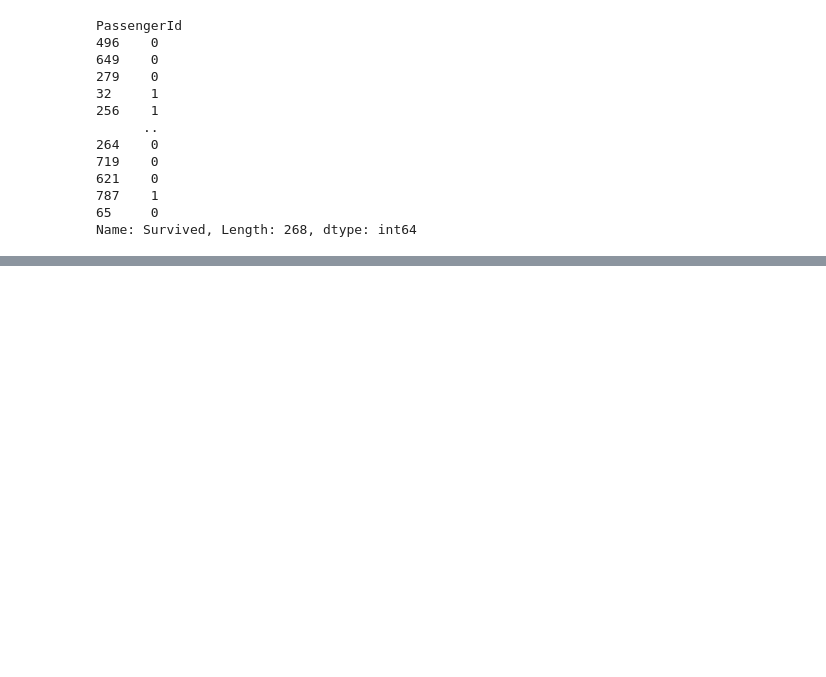
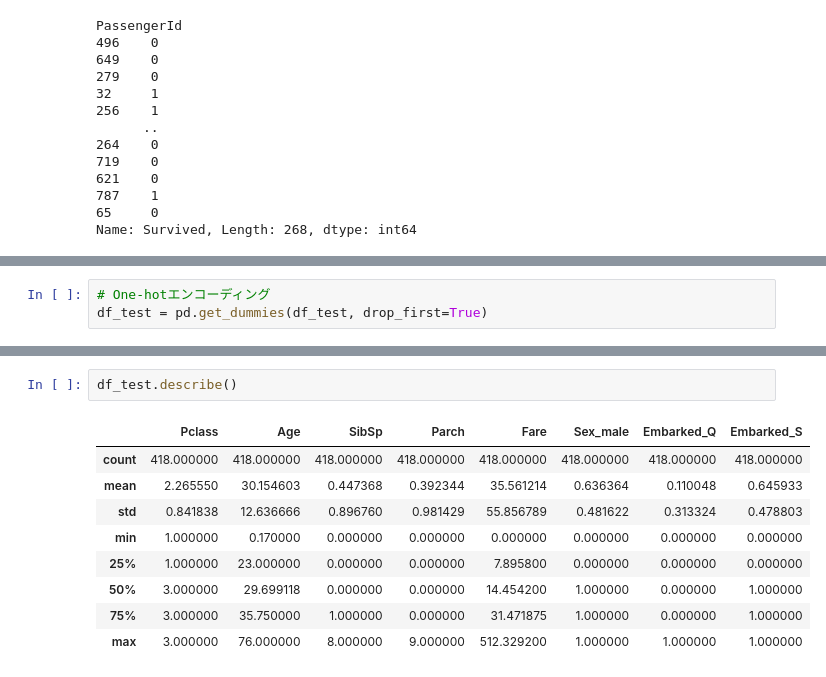
Before and after one commit to YukiteruKoide/titanic, a Jupyter notebook: titanic.ipynb, the cells around one changed output, grey strips where cells are left out. Saved outputs shown, nothing was run; the diff lists cells and outputs as text; blank space fills up the shorter version.

```diff
--- a/titanic.ipynb
+++ b/titanic.ipynb
@@ -391,0 +457,3 @@ Name: Survived, Length: 268, dtype: int64
+# %%
+# One-hotエンコーディング
+df_test = pd.get_dummies(df_test, drop_first=True)
@@ -391,0 +478,12 @@ Name: Survived, Length: 268, dtype: int64
+# %%
+df_test.describe()
+# %% [output]
+|  | Pclass | Age | SibSp | Parch | Fare | Sex_male | Embarked_Q | Embarked_S |
+| count | 418.000000 | 418.000000 | 418.000000 | 418.000000 | 418.000000 | 418.000000 | 418.000000 | 418.000000 |
+| mean | 2.265550 | 30.154603 | 0.447368 | 0.392344 | 35.561214 | 0.636364 | 0.110048 | 0.645933 |
+| std | 0.841838 | 12.636666 | 0.896760 | 0.981429 | 55.856789 | 0.481622 | 0.313324 | 0.478803 |
+| min | 1.000000 | 0.170000 | 0.000000 | 0.000000 | 0.000000 | 0.000000 | 0.000000 | 0.000000 |
+| 25% | 1.000000 | 23.000000 | 0.000000 | 0.000000 | 7.895800 | 0.000000 | 0.000000 | 0.000000 |
+| 50% | 3.000000 | 29.699118 | 0.000000 | 0.000000 | 14.454200 | 1.000000 | 0.000000 | 1.000000 |
+| 75% | 3.000000 | 35.750000 | 1.000000 | 0.000000 | 31.471875 | 1.000000 | 0.000000 | 1.000000 |
+| max | 3.000000 | 76.000000 | 8.000000 | 9.000000 | 512.329200 | 1.000000 | 1.000000 | 1.000000 |
```
Also changed, not shown: parts of 23 cells of this notebook, 2 other files.
